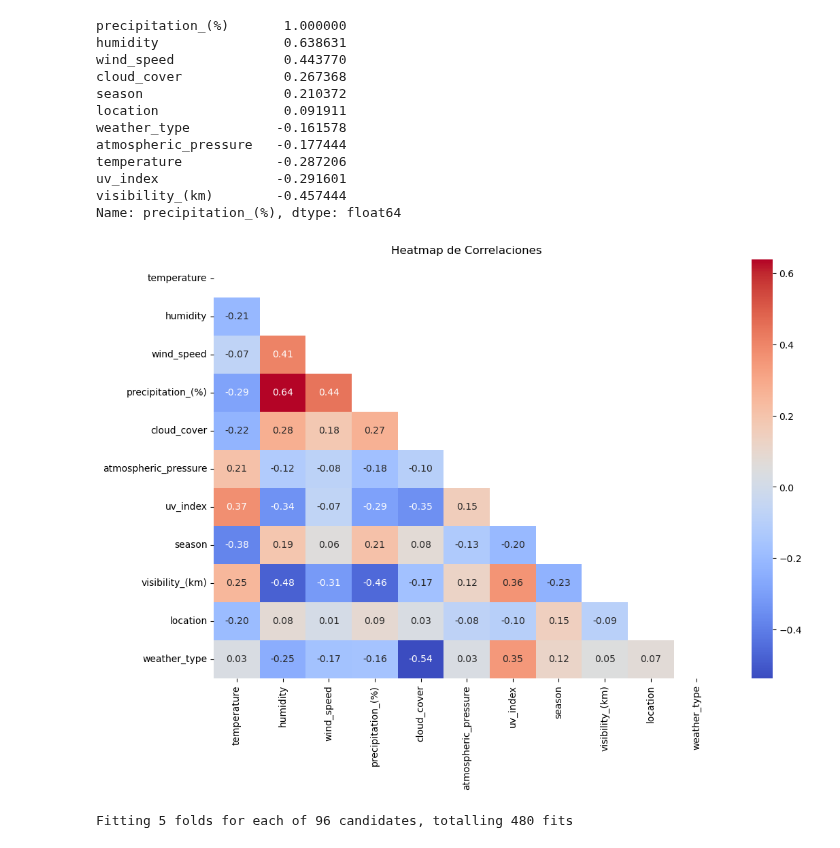
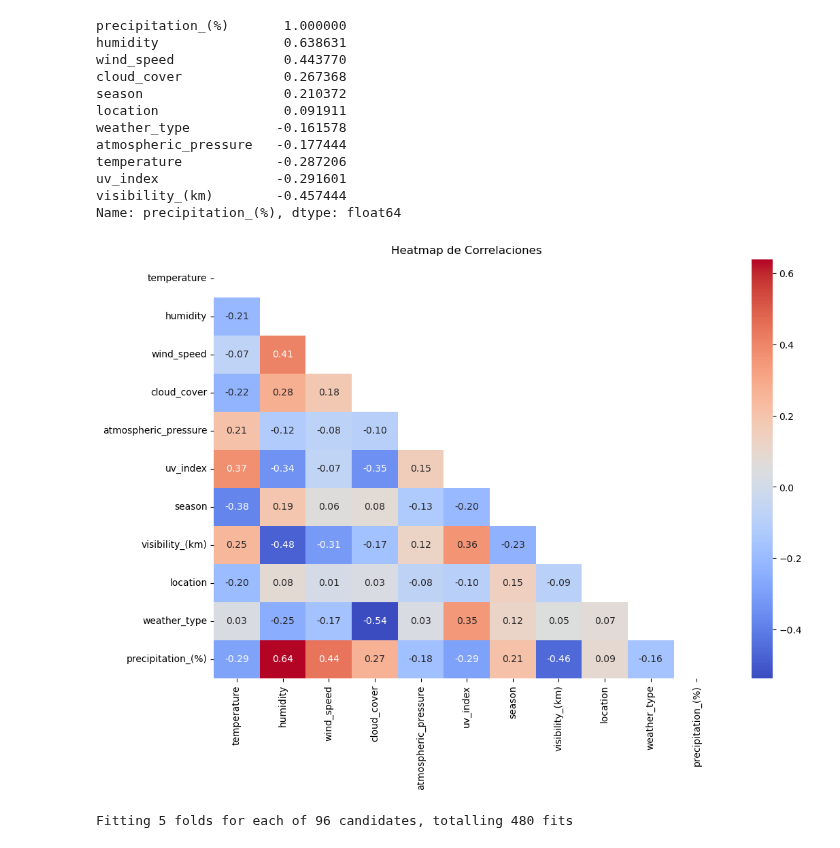
Before and after one commit to jesuserro/weather-prediction-machine-learning, a Jupyter notebook: src/8_random_forest_regressor.ipynb, the cells around one changed output. Saved outputs shown, nothing was run; the diff lists cells and outputs as text; code cells hidden in the pictures.

```diff
--- a/src/8_random_forest_regressor.ipynb
+++ b/src/8_random_forest_regressor.ipynb
@@ -13,7 +13,7 @@ from sklearn.metrics import mean_squared_error, r2_score
 data = pd.read_csv('../data/processed/weather_classification_data.csv')
 
 # Preprocesar los datos
-# # Codificar variables categóricas
+# Codificar variables categóricas
 label_encoder = LabelEncoder() # -> Hay orden en las categóricas
 categorical_columns = ['cloud_cover', 'season', 'location', 'weather_type']
 for column in categorical_columns:
@@ -21,34 +21,38 @@ for column in categorical_columns:
 
 # Do dummies for categorical columns (no damos peso a las categorías)
 # data = pd.get_dummies(data, columns=['cloud_cover', 'season', 'location', 'weather_type'])
 
 # Seleccionar variable objetivo
 target = 'precipitation_(%)'
 
 # Mostrar la correlación entre las características y el objetivo
 correlation = data.corr()
 print(correlation[target].sort_values(ascending=False))
 
+# Reorganizar las columnas para que la variable objetivo esté al final
+columns = [col for col in correlation.columns if col != target] + [target]
+correlation = correlation[columns].loc[columns]
+
 # Visualizar el heatmap de correlaciones
 plt.figure(figsize=(12, 8))
 mask = np.triu(np.ones_like(correlation, dtype=bool))
 sns.heatmap(correlation, annot=True, cmap='coolwarm', fmt='.2f', mask=mask)
 plt.title('Heatmap de Correlaciones')
 plt.show()
 # %% [output]
 precipitation_(%)       1.000000
 humidity                0.638631
 wind_speed              0.443770
 cloud_cover             0.267368
 season                  0.210372
 location                0.091911
 weather_type           -0.161578
 atmospheric_pressure   -0.177444
 temperature            -0.287206
 uv_index               -0.291601
 visibility_(km)        -0.457444
 Name: precipitation_(%), dtype: float64
-[figure, old version]
+[figure, new version]
 # %%
 # Separar características y etiquetas
 X = data.drop(target, axis=1)
```
